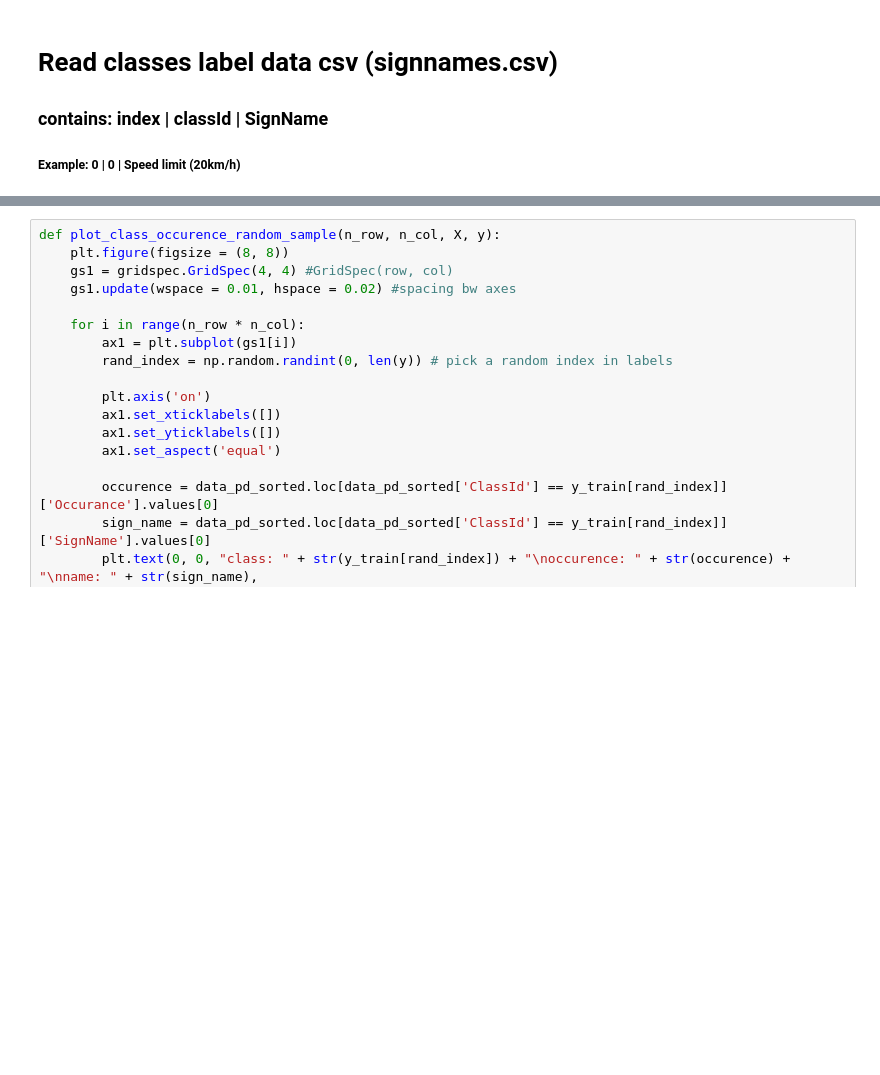
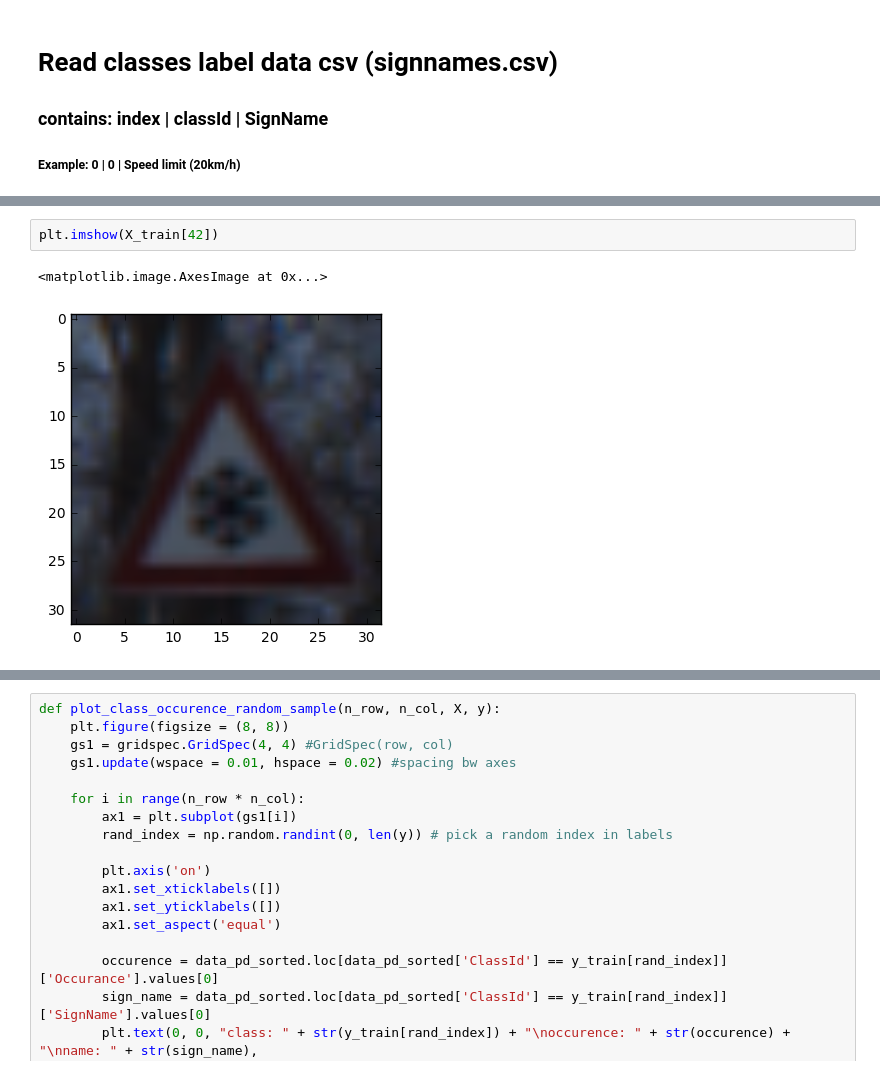
Before and after one commit to Self-Driving-Cars-LosAngeles/TrafficSignClassification, a Jupyter notebook: Traffic_Sign_Classifier_SDCLA.ipynb, the cells around one changed output, grey strips where cells are left out. Cells and saved outputs as stored; diff of their text form; blank space fills up the shorter version.

```diff
--- a/Traffic_Sign_Classifier_SDCLA.ipynb
+++ b/Traffic_Sign_Classifier_SDCLA.ipynb
@@ -180,0 +212,5 @@ data_pd_sorted.head(9)
+# %%
+plt.imshow(X_train[42])
+# %% [output]
+<matplotlib.image.AxesImage at 0x...>
+[figure, added]
```
Also changed, not shown: parts of 22 cells of this notebook.
